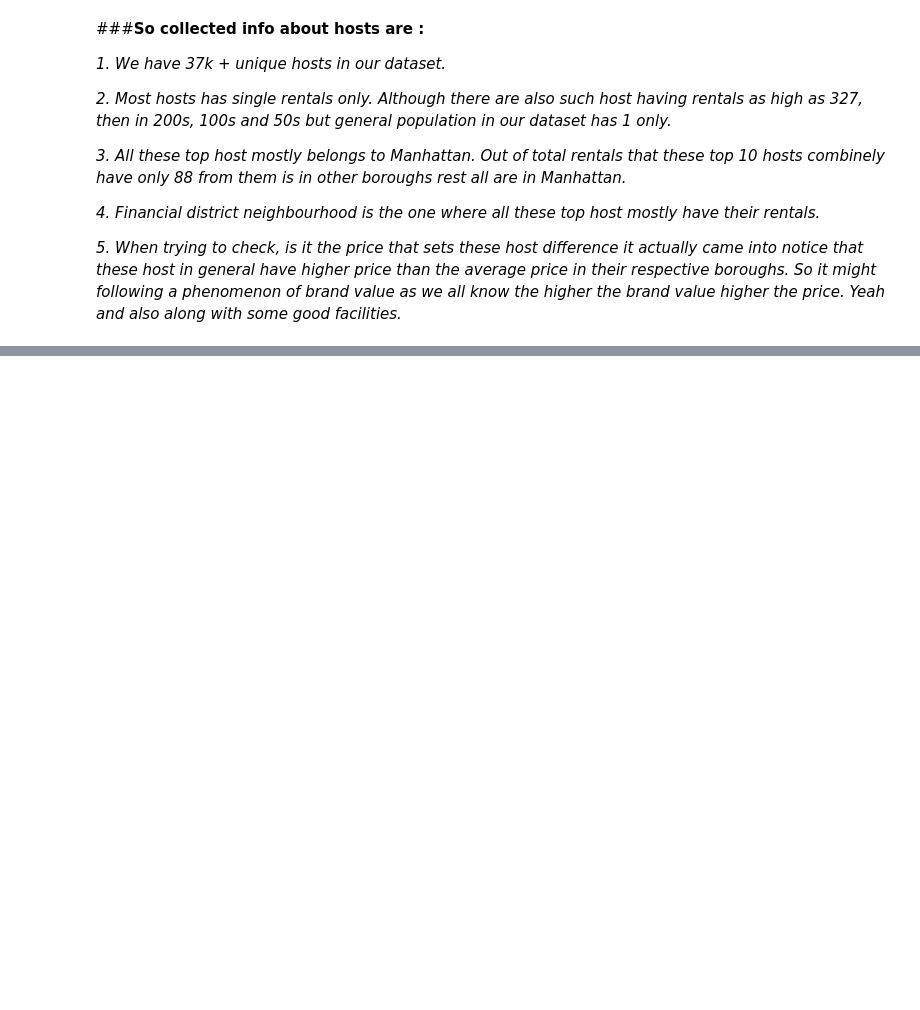
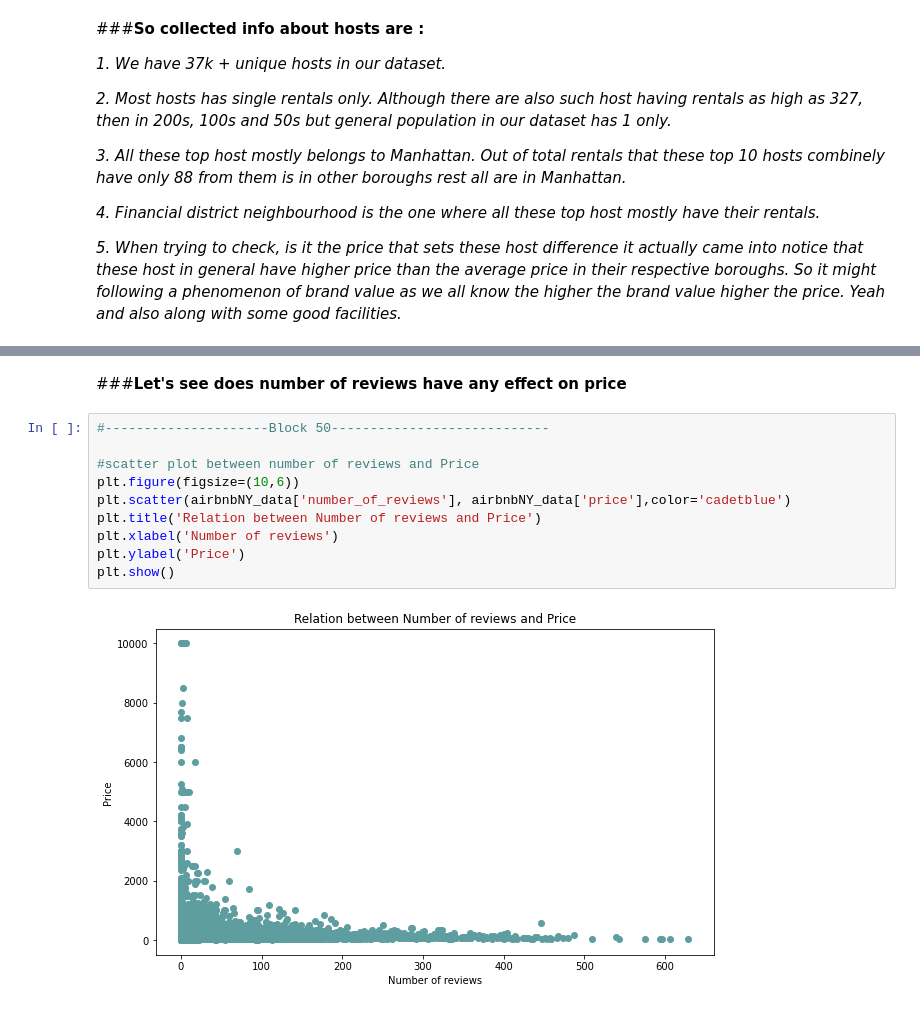
Before and after one commit to gupta4327/AirbnbNYC_2019_Analysis, a Jupyter notebook: Airbnb_Bookings_Analysis.ipynb, the cells around one changed output, grey strips where cells are left out. Saved outputs shown, nothing was run; the diff lists cells and outputs as text; blank space fills up the shorter version.

```diff
--- a/Airbnb_Bookings_Analysis.ipynb
+++ b/Airbnb_Bookings_Analysis.ipynb
@@ -994,0 +1057,14 @@ for i,price in enumerate(list(avgprice['price'])):
+# %% [markdown]
+###**Let's see does number of reviews have any effect on price**
+# %%
+#---------------------Block 50----------------------------
+
+#scatter plot between number of reviews and Price
+plt.figure(figsize=(10,6))
+plt.scatter(airbnbNY_data['number_of_reviews'], airbnbNY_data['price'],color='cadetblue')
+plt.title('Relation between Number of reviews and Price')
+plt.xlabel('Number of reviews')
+plt.ylabel('Price')
+plt.show()
+# %% [output]
+[figure, added]
```
Also changed, not shown: parts of 49 cells of this notebook.
